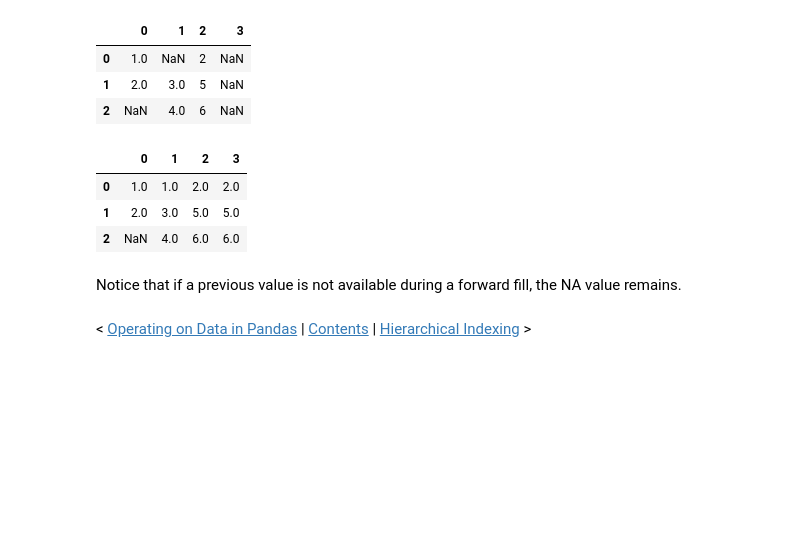
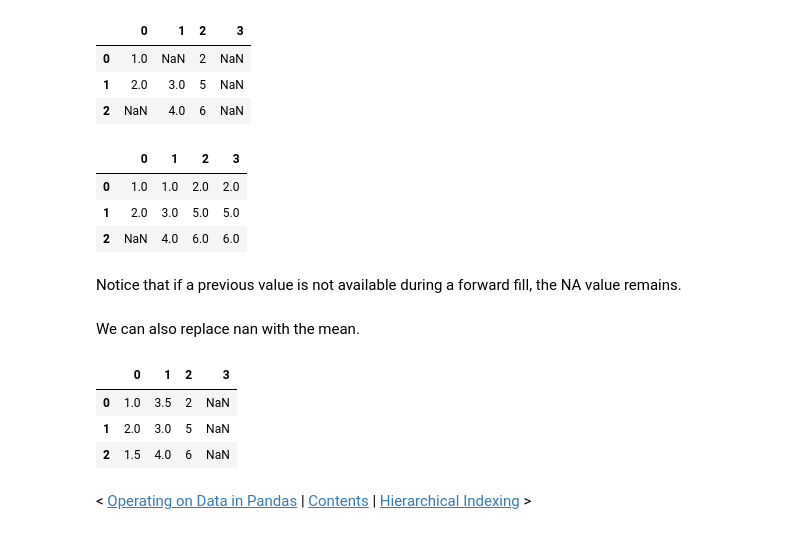
Before and after one commit to SocratesClub/datascience, a Jupyter notebook: 4.datasci/notebooks/03.04-Missing-Values.ipynb, the cells around one changed output. Cells and saved outputs as stored; diff of their text form; code cells hidden in the pictures; blank space fills up the shorter version.

```diff
--- a/4.datasci/notebooks/03.04-Missing-Values.ipynb
+++ b/4.datasci/notebooks/03.04-Missing-Values.ipynb
@@ -358,6 +370,15 @@ df.fillna(method='ffill', axis=1)
 | 2 | NaN | 4.0 | 6.0 | 6.0 |
 # %% [markdown]
 Notice that if a previous value is not available during a forward fill, the NA value remains.
+# %% [markdown]
+We can also replace nan with the mean.
+# %%
+df.fillna(df.mean())
+# %% [output]
+|  | 0 | 1 | 2 | 3 |
+| 0 | 1.0 | 3.5 | 2 | NaN |
+| 1 | 2.0 | 3.0 | 5 | NaN |
+| 2 | 1.5 | 4.0 | 6 | NaN |
 # %% [markdown]
 <!--NAVIGATION-->
 < [Operating on Data in Pandas](03.03-Operations-in-Pandas.ipynb) | [Contents](Index.ipynb) | [Hierarchical Indexing](03.05-Hierarchical-Indexing.ipynb) >
```
Also changed, not shown: parts of 8 cells of this notebook, 4 other files.
